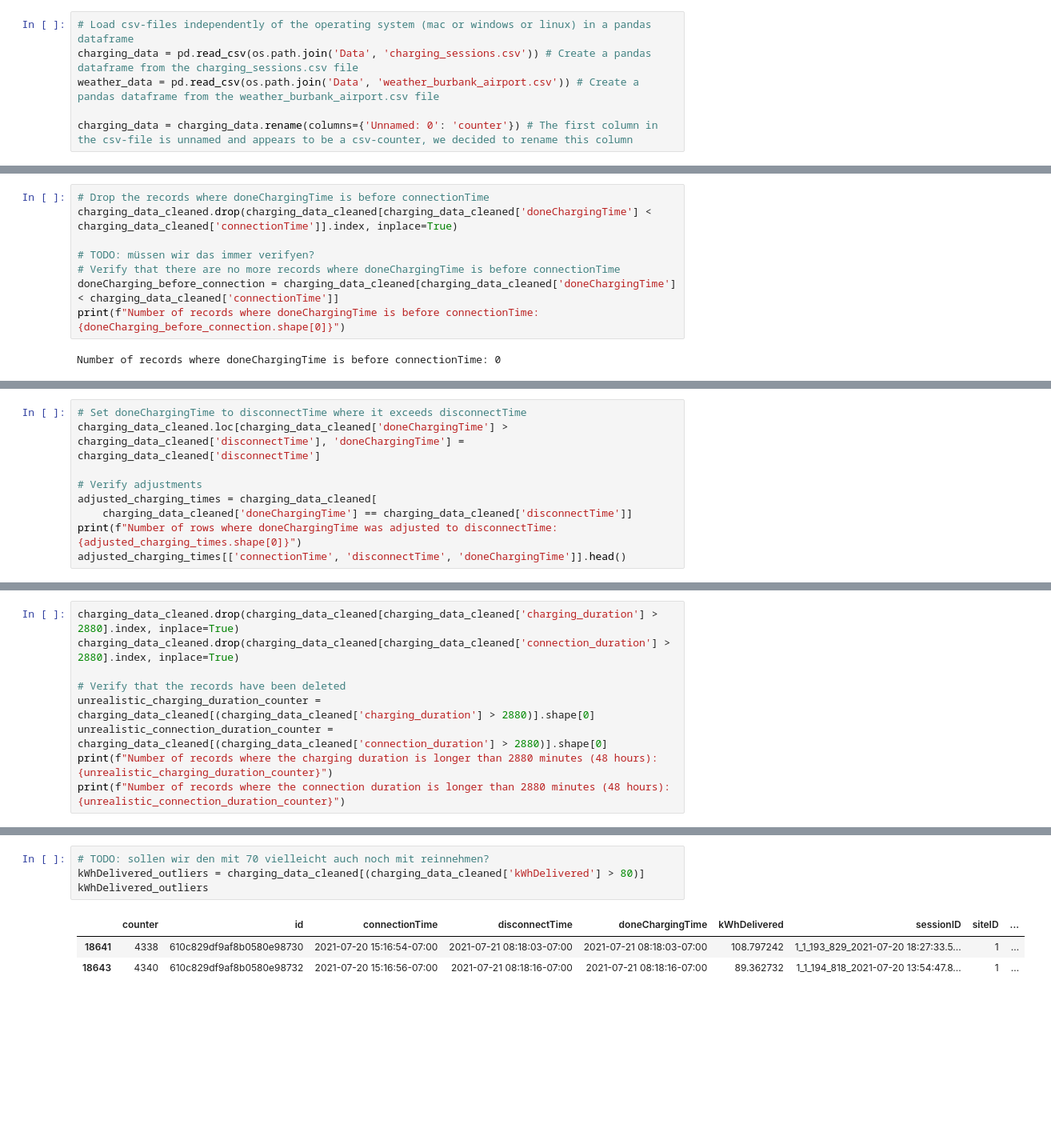
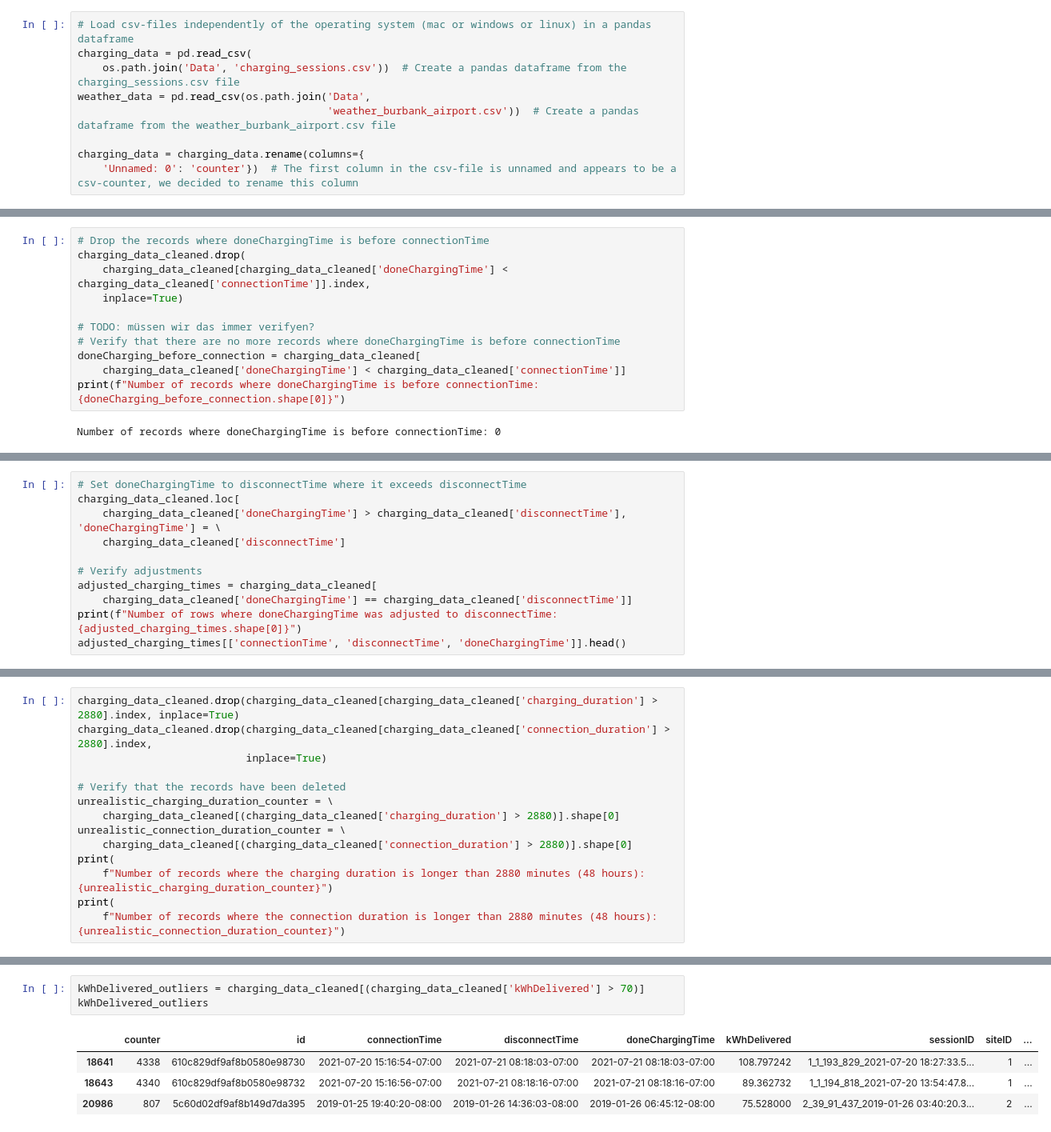
Before and after one commit to pmoll01/AA2024_Groupwork_DynamoData, a Jupyter notebook: Task_1.ipynb, the cells around one changed output, grey strips where cells are left out. Shown at 80% size. Drawn from its saved outputs; the diff is of its cells as text; blank space fills up the shorter version.

Commit message:
Additional Weather Data

```diff
--- a/Task_1.ipynb
+++ b/Task_1.ipynb
@@ -17,10 +17,13 @@ import pickle
 ## 1 Load and Explore Datasets
 # %%
 # Load csv-files independently of the operating system (mac or windows or linux) in a pandas dataframe
-charging_data = pd.read_csv(os.path.join('Data', 'charging_sessions.csv')) # Create a pandas dataframe from the charging_sessions.csv file
-weather_data = pd.read_csv(os.path.join('Data', 'weather_burbank_airport.csv')) # Create a pandas dataframe from the weather_burbank_airport.csv file
+charging_data = pd.read_csv(
+    os.path.join('Data', 'charging_sessions.csv'))  # Create a pandas dataframe from the charging_sessions.csv file
+weather_data = pd.read_csv(os.path.join('Data',
+                                        'weather_burbank_airport.csv'))  # Create a pandas dataframe from the weather_burbank_airport.csv file
 
-charging_data = charging_data.rename(columns={'Unnamed: 0': 'counter'}) # The first column in the csv-file is unnamed and appears to be a csv-counter, we decided to rename this column
+charging_data = charging_data.rename(columns={
+    'Unnamed: 0': 'counter'})  # The first column in the csv-file is unnamed and appears to be a csv-counter, we decided to rename this column
 # %%
 # Get first information about the charging_data dataframe
 charging_data.info()
@@ -650,11 +749,14 @@ Number of rows where doneChargingTime is before connectionTime: 27
 Observation: There are 27 records where doneChargingTime is before connectionTime, which seems contradictory. We decided to drop these records.
 # %%
 # Drop the records where doneChargingTime is before connectionTime
-charging_data_cleaned.drop(charging_data_cleaned[charging_data_cleaned['doneChargingTime'] < charging_data_cleaned['connectionTime']].index, inplace=True)
+charging_data_cleaned.drop(
+    charging_data_cleaned[charging_data_cleaned['doneChargingTime'] < charging_data_cleaned['connectionTime']].index,
+    inplace=True)
 
 # TODO: müssen wir das immer verifyen?
 # Verify that there are no more records where doneChargingTime is before connectionTime
-doneCharging_before_connection = charging_data_cleaned[charging_data_cleaned['doneChargingTime'] < charging_data_cleaned['connectionTime']]
+doneCharging_before_connection = charging_data_cleaned[
+    charging_data_cleaned['doneChargingTime'] < charging_data_cleaned['connectionTime']]
 print(f"Number of records where doneChargingTime is before connectionTime: {doneCharging_before_connection.shape[0]}")
 # %% [output]
 Number of records where doneChargingTime is before connectionTime: 0
@@ -696,7 +801,9 @@ print(f"Number of rows where doneChargingTime was already equal to disconnectTim
 Number of rows where doneChargingTime was already equal to disconnectTime: 5
 # %%
 # Set doneChargingTime to disconnectTime where it exceeds disconnectTime
-charging_data_cleaned.loc[charging_data_cleaned['doneChargingTime'] > charging_data_cleaned['disconnectTime'], 'doneChargingTime'] = charging_data_cleaned['disconnectTime']
+charging_data_cleaned.loc[
+    charging_data_cleaned['doneChargingTime'] > charging_data_cleaned['disconnectTime'], 'doneChargingTime'] = \
+    charging_data_cleaned['disconnectTime']
 
 # Verify adjustments
 adjusted_charging_times = charging_data_cleaned[
@@ -752,13 +861,18 @@ Number of records where the connection duration is longer than 2880 minutes (48
 In conclusion, we decided to drop the records where charging or connection duration is longer than 2880 minutes (48 hours).
 # %%
 charging_data_cleaned.drop(charging_data_cleaned[charging_data_cleaned['charging_duration'] > 2880].index, inplace=True)
-charging_data_cleaned.drop(charging_data_cleaned[charging_data_cleaned['connection_duration'] > 2880].index, inplace=True)
+charging_data_cleaned.drop(charging_data_cleaned[charging_data_cleaned['connection_duration'] > 2880].index,
+                           inplace=True)
 
 # Verify that the records have been deleted
-unrealistic_charging_duration_counter = charging_data_cleaned[(charging_data_cleaned['charging_duration'] > 2880)].shape[0]
-unrealistic_connection_duration_counter = charging_data_cleaned[(charging_data_cleaned['connection_duration'] > 2880)].shape[0]
-print(f"Number of records where the charging duration is longer than 2880 minutes (48 hours): {unrealistic_charging_duration_counter}")
-print(f"Number of records where the connection duration is longer than 2880 minutes (48 hours): {unrealistic_connection_duration_counter}")
+unrealistic_charging_duration_counter = \
+    charging_data_cleaned[(charging_data_cleaned['charging_duration'] > 2880)].shape[0]
+unrealistic_connection_duration_counter = \
+    charging_data_cleaned[(charging_data_cleaned['connection_duration'] > 2880)].shape[0]
+print(
+    f"Number of records where the charging duration is longer than 2880 minutes (48 hours): {unrealistic_charging_duration_counter}")
+print(
+    f"Number of records where the connection duration is longer than 2880 minutes (48 hours): {unrealistic_connection_duration_counter}")
 # %% [output]
 Number of records where the charging duration is longer than 2880 minutes (48 hours): 0
 Number of records where the connection duration is longer than 2880 minutes (48 hours): 0
@@ -793,11 +907,11 @@ plt.grid(True)
 # %% [output]
 [figure]
 # %%
-# TODO: sollen wir den mit 70 vielleicht auch noch mit reinnehmen?
-kWhDelivered_outliers = charging_data_cleaned[(charging_data_cleaned['kWhDelivered'] > 80)]
+kWhDelivered_outliers = charging_data_cleaned[(charging_data_cleaned['kWhDelivered'] > 70)]
 kWhDelivered_outliers
 # %% [output]
 |  | counter | id | connectionTime | disconnectTime | doneChargingTime | kWhDelivered | sessionID | siteID | ... |
 | 18641 | 4338 | 610c829df9af8b0580e98730 | 2021-07-20 15:16:54-07:00 | 2021-07-21 08:18:03-07:00 | 2021-07-21 08:18:03-07:00 | 108.797242 | 1_1_193_829_2021-07-20 18:27:33.5... | 1 | ... |
 | 18643 | 4340 | 610c829df9af8b0580e98732 | 2021-07-20 15:16:56-07:00 | 2021-07-21 08:18:16-07:00 | 2021-07-21 08:18:16-07:00 | 89.362732 | 1_1_194_818_2021-07-20 13:54:47.8... | 1 | ... |
+| 20986 | 807 | 5c60d02df9af8b149d7da395 | 2019-01-25 19:40:20-08:00 | 2019-01-26 14:36:03-08:00 | 2019-01-26 06:45:12-08:00 | 75.528000 | 2_39_91_437_2019-01-26 03:40:20.3... | 2 | ... |
 # %% [markdown]
```
Also changed, not shown: parts of 57 cells of this notebook, 8 other files.
